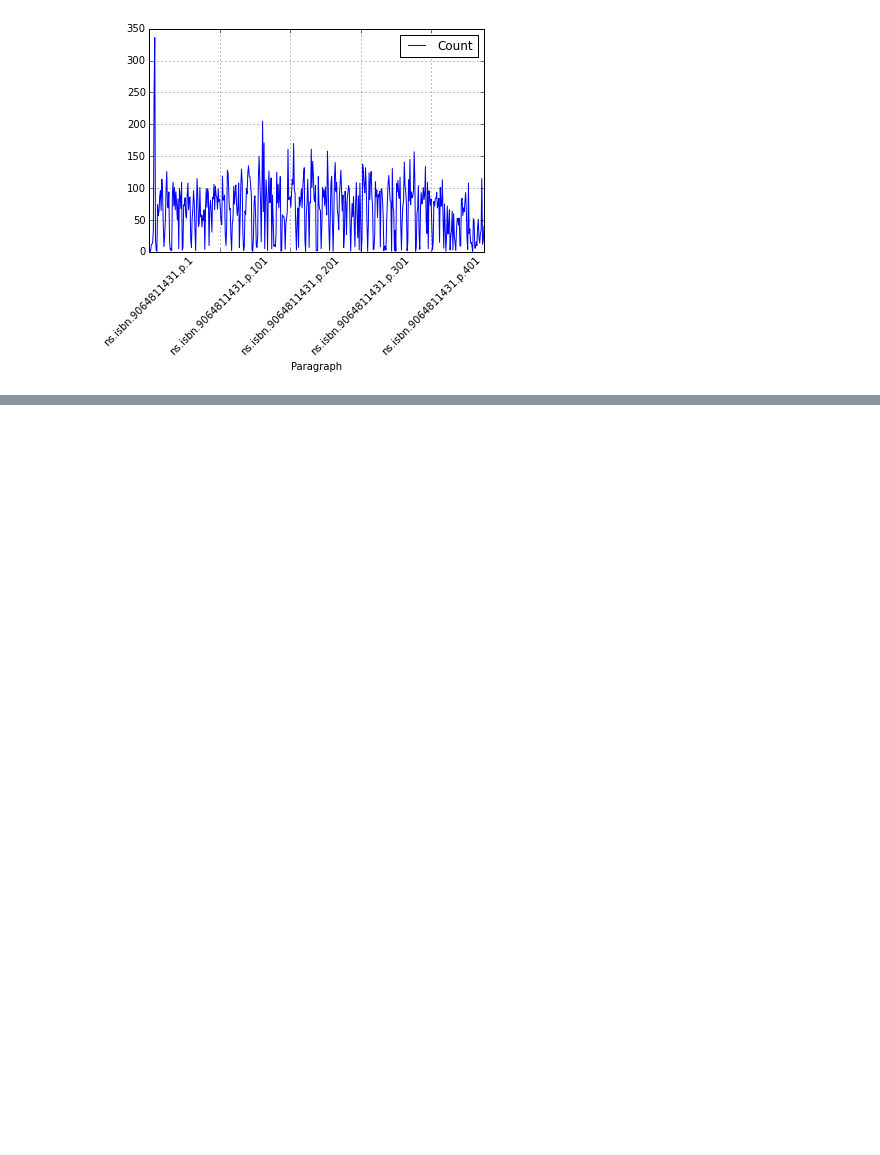
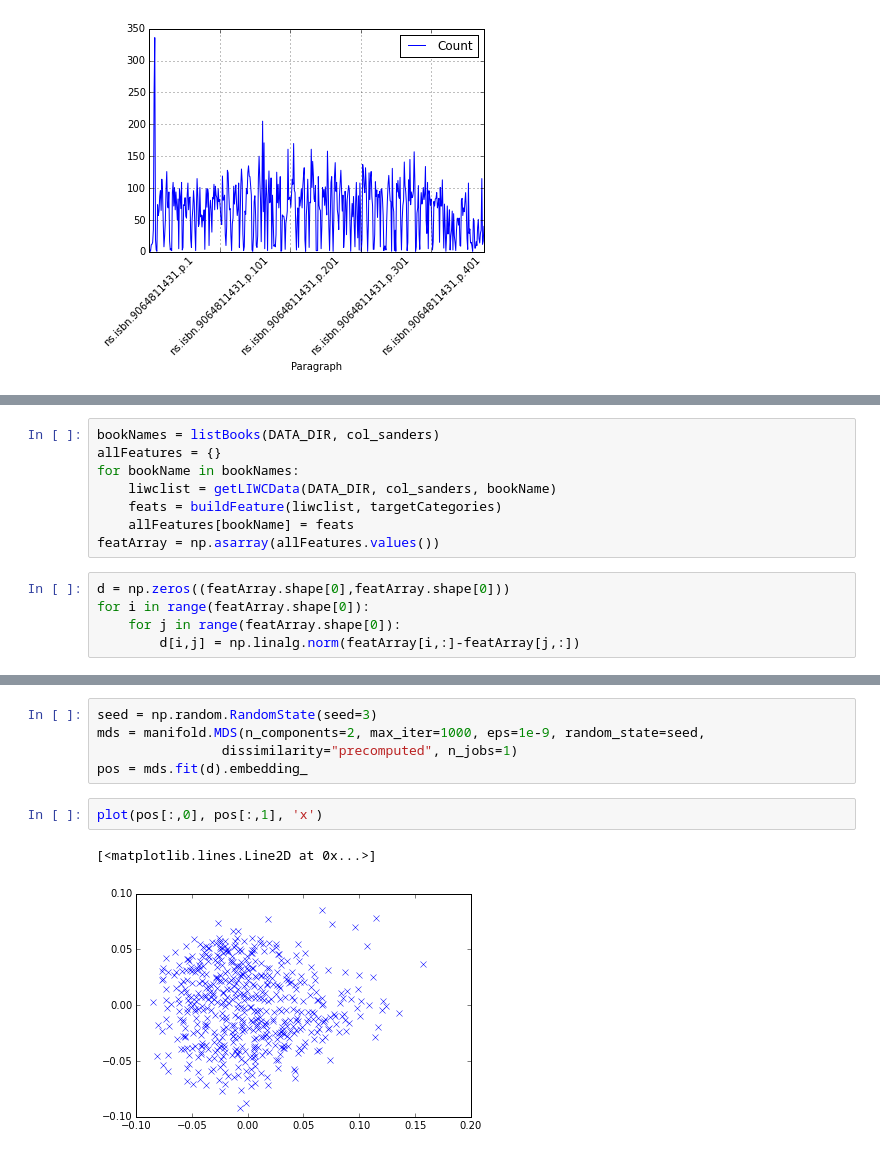
Before and after one commit to c-martinez/BeyondTheBook, a Jupyter notebook: INL corpus exploration.ipynb, the cells around one changed output, grey strips where cells are left out. Saved outputs shown, nothing was run; the diff lists cells and outputs as text; blank space fills up the shorter version.

```diff
--- a/INL corpus exploration.ipynb
+++ b/INL corpus exploration.ipynb
@@ -316,0 +408,13 @@ xticks(rotation=45);
+# %%
+bookNames = listBooks(DATA_DIR, col_sanders)
+allFeatures = {}
+for bookName in bookNames:
+    liwclist = getLIWCData(DATA_DIR, col_sanders, bookName)
+    feats = buildFeature(liwclist, targetCategories)
+    allFeatures[bookName] = feats
+featArray = np.asarray(allFeatures.values())
+# %%
+d = np.zeros((featArray.shape[0],featArray.shape[0]))
+for i in range(featArray.shape[0]):
+    for j in range(featArray.shape[0]):
+        d[i,j] = np.linalg.norm(featArray[i,:]-featArray[j,:])
@@ -316,0 +437,10 @@ xticks(rotation=45);
+# %%
+seed = np.random.RandomState(seed=3)
+mds = manifold.MDS(n_components=2, max_iter=1000, eps=1e-9, random_state=seed,
+                dissimilarity="precomputed", n_jobs=1)
+pos = mds.fit(d).embedding_
+# %%
+plot(pos[:,0], pos[:,1], 'x')
+# %% [output]
+[<matplotlib.lines.Line2D at 0x...>]
+[figure, added]
```
Also changed, not shown: parts of 19 cells of this notebook, 5 other files.
